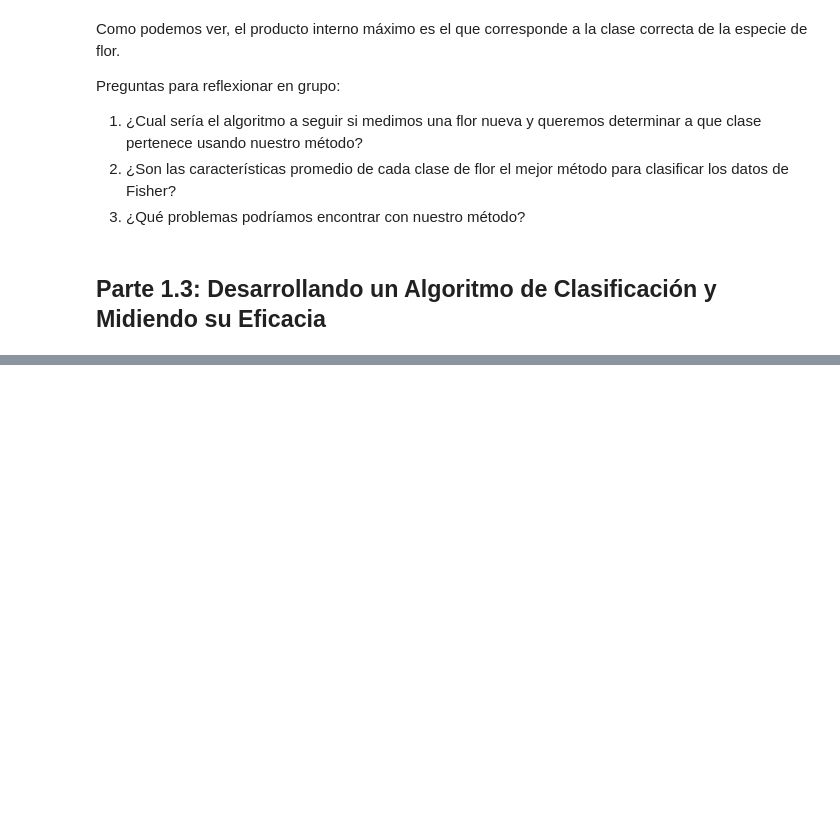
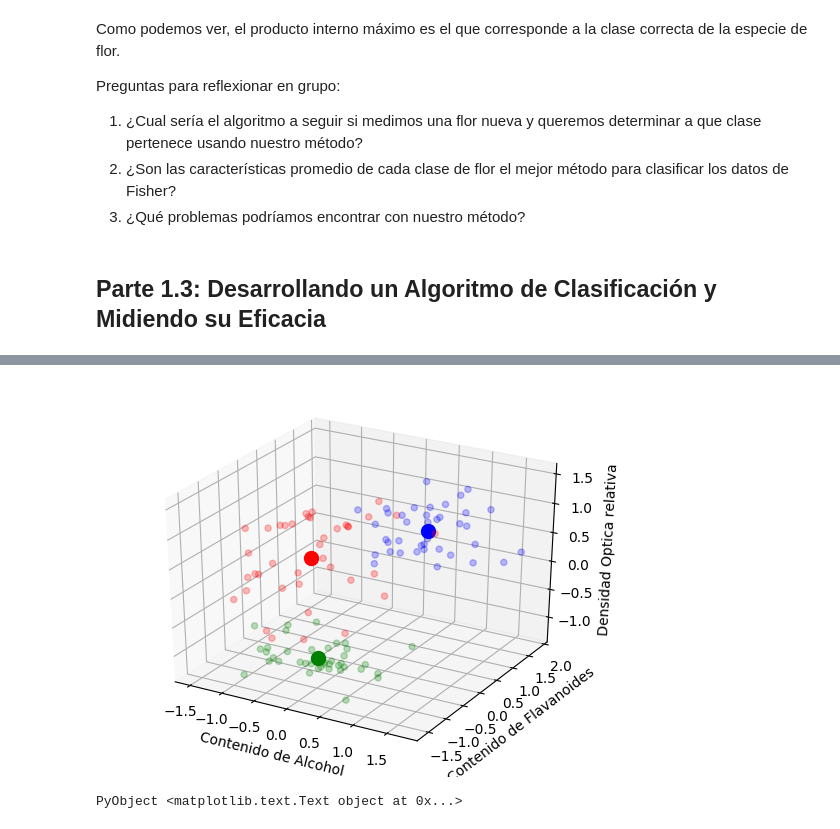
Before and after one commit to iranroman/iranroman.github.io, a Jupyter notebook: algoritmica/index.ipynb, the cells around one changed output, grey strips where cells are left out. Saved outputs shown, nothing was run; the diff lists cells and outputs as text; code cells hidden in the pictures; blank space fills up the shorter version.

```diff
--- a/algoritmica/index.ipynb
+++ b/algoritmica/index.ipynb
@@ -233,0 +267,26 @@ Preguntas para reflexionar en grupo:
+# %%
+### 1. tu código aquí para substraer el promedio global a todos los datos ###
+# obtenemos las características globales promedio
+x_prom =
+
+# extraemos las caracteristicas globales promedio de nuestros datos
+x_entren =
+
+### 2. tu código aquí para encontrar las características promedio para cada tipo de vino ###
+prom_1 =
+prom_2 =
+prom_3 =
+
+# el siguiente código va a graficar los datos y las características promedio
+scatter3D(x_entren[1:39,1],x_entren[1:39,2],x_entren[1:39,3], alpha = 0.25, color="b")
+scatter3D(prom_1[1,1],prom_1[1,2],prom_1[1,3], s = 100, color="b")
+scatter3D(x_entren[40:78,1],x_entren[40:78,2],x_entren[40:78,3], alpha = 0.25, color="r")
+scatter3D(prom_2[1,1],prom_2[1,2],prom_2[1,3], s = 100, color="r")
+scatter3D(x_entren[79:end,1],x_entren[79:end,2],x_entren[79:end,3], alpha = 0.25, color="g")
+scatter3D(prom_3[1,1],prom_3[1,2],prom_3[1,3], s = 100,color="g")
+xlabel("Contenido de Alcohol")
+ylabel("Contenido de Flavanoides")
+zlabel("Densidad Optica Relativa")
+# %% [output]
+[figure, added]
+PyObject <matplotlib.text.Text object at 0x...>
```
Also changed, not shown: parts of 28 cells of this notebook, 1 other file.
